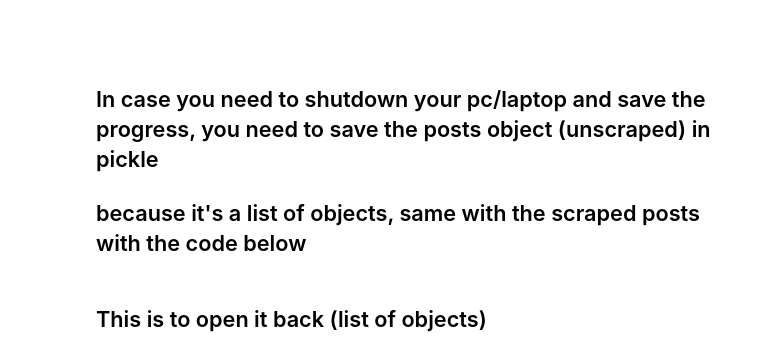
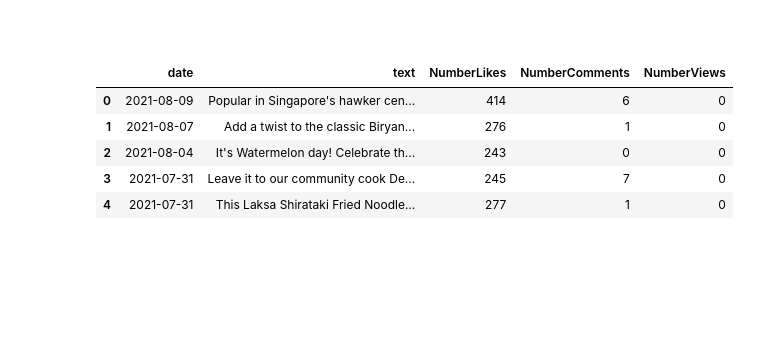
Before and after one commit to ashivalagar/food_dashboard, a Jupyter notebook: data/Instagram.ipynb, the cells around one changed output. Saved outputs shown, nothing was run; the diff lists cells and outputs as text; code cells hidden in the pictures; blank space fills up the shorter version.

```diff
--- a/data/Instagram.ipynb
+++ b/data/Instagram.ipynb
@@ -366,6 +366,3 @@ name_of_file = 'instagram_new' # change to recipe/meal for Recipe/Meal of the Da
 df.to_json(f'{name_of_file}.json', orient='records')
 # %% [markdown]
 ##
-# %% [markdown]
-## In case you need to shutdown your pc/laptop and save the progress, you need to save the posts object (unscraped) in pickle
-## because it's a list of objects, same with the scraped posts with the code below
@@ -378,2 +368,0 @@ file_object.close()
-# %% [markdown]
-## This is to open it back (list of objects)
@@ -384,0 +369,11 @@ open_file.close()
+# %%
+import pandas as pd
+
+df = pd.read_json('instagram_new.json')
+# %% [output]
+|  | date | text | NumberLikes | NumberComments | NumberViews |
+| 0 | 2021-08-09 | Popular in Singapore's hawker cen... | 414 | 6 | 0 |
+| 1 | 2021-08-07 | Add a twist to the classic Biryan... | 276 | 1 | 0 |
+| 2 | 2021-08-04 | It's Watermelon day! Celebrate th... | 243 | 0 | 0 |
+| 3 | 2021-07-31 | Leave it to our community cook De... | 245 | 7 | 0 |
+| 4 | 2021-07-31 | This Laksa Shirataki Fried Noodle... | 277 | 1 | 0 |
```
Also changed, not shown: parts of 3 cells of this notebook, 9 other files.
